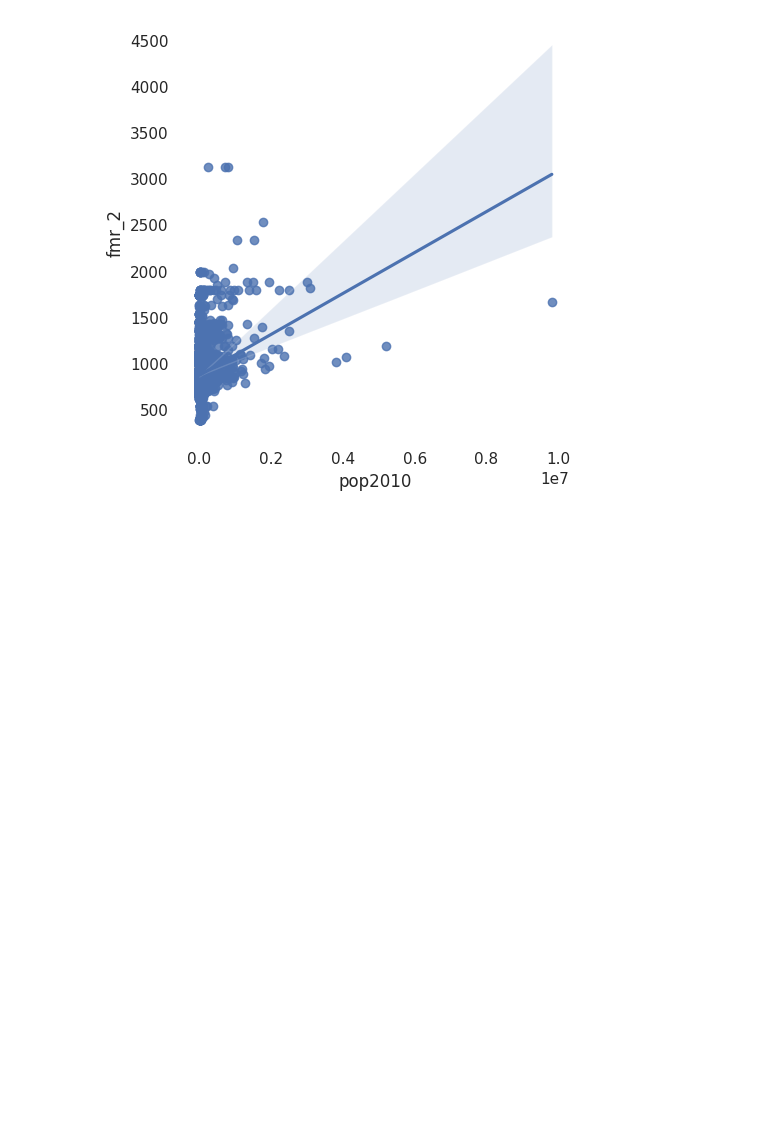
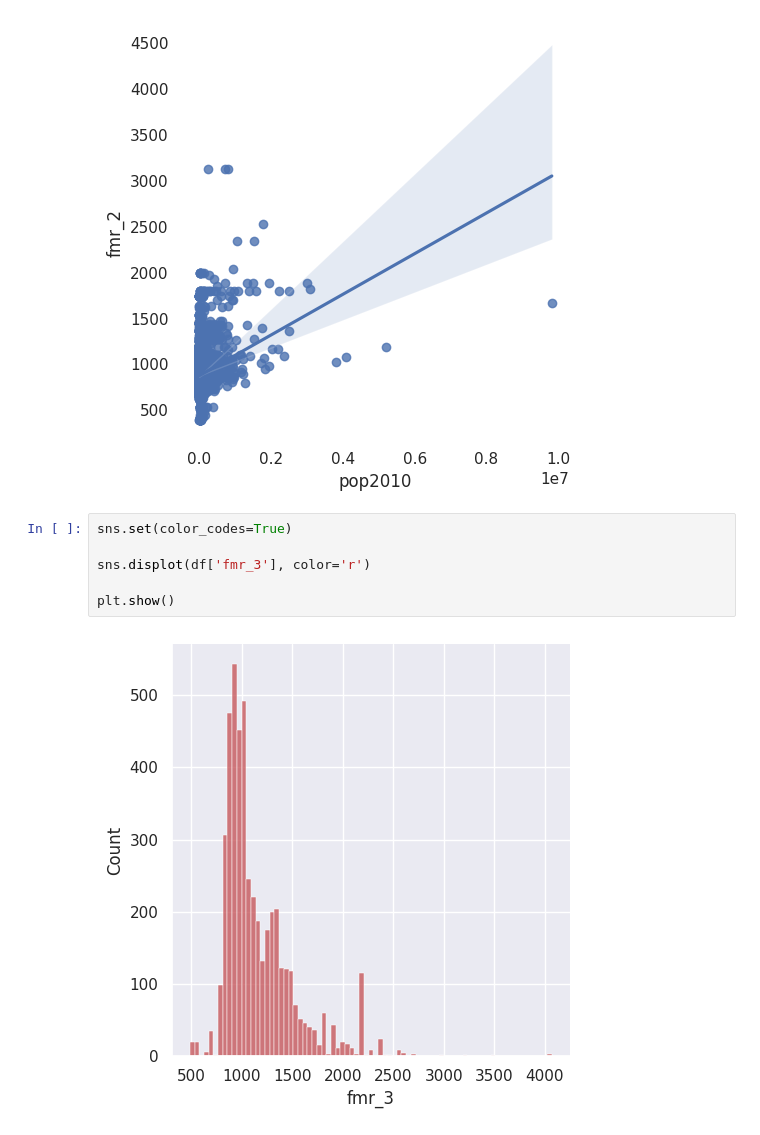
Before and after one commit to Kinetics20/Data_viz_lab, a Jupyter notebook: seaborn_v1.ipynb, the cells around one changed output. Cells and saved outputs as stored; diff of their text form; blank space fills up the shorter version.

```diff
--- a/seaborn_v1.ipynb
+++ b/seaborn_v1.ipynb
@@ -135,3 +138,11 @@ sns.despine(left=True, bottom=True)
 plt.show()
 # %% [output]
 [figure]
+# %%
+sns.set(color_codes=True)
+
+sns.displot(df['fmr_3'], color='r')
+
+plt.show()
+# %% [output]
+[figure, added]
```
Also changed, not shown: parts of 65 cells of this notebook, 9 other files.
